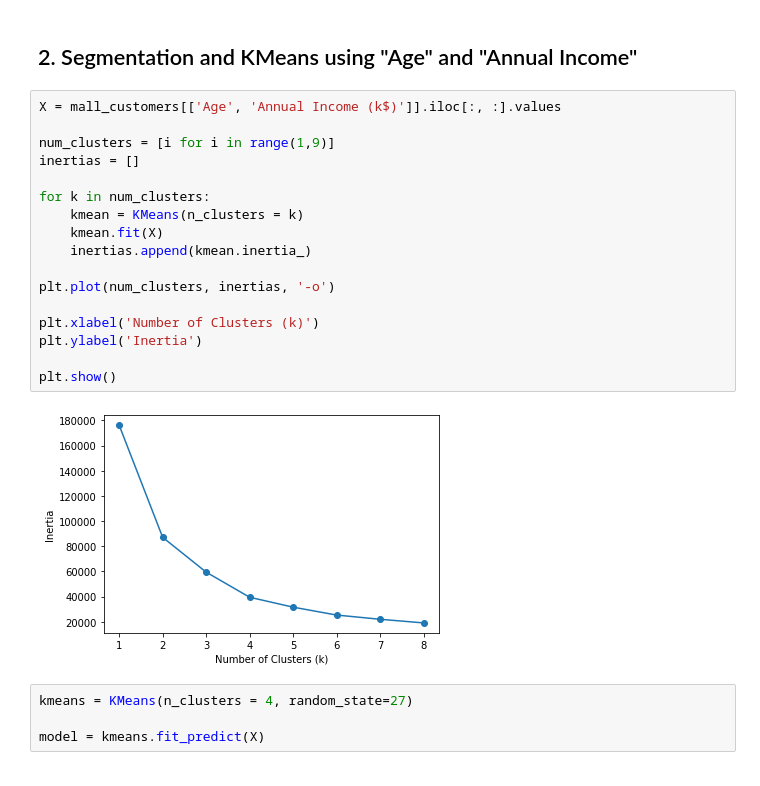
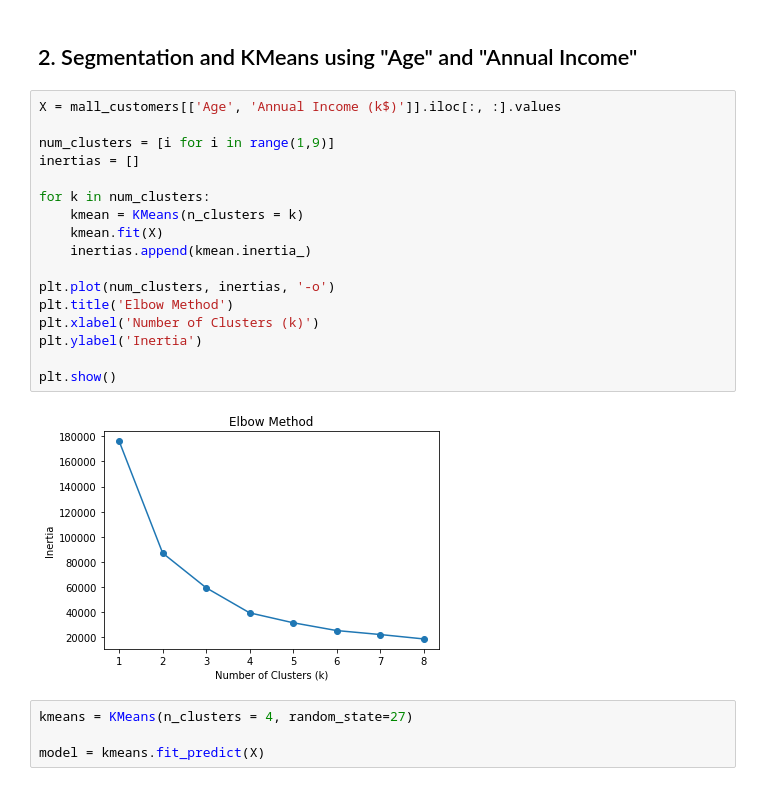
Before and after one commit to joeyc13/Mall-Customer-Clustering, a Jupyter notebook: mall_customers.ipynb, the cells around one changed output. Drawn from its saved outputs; the diff is of its cells as text.

```diff
--- a/mall_customers.ipynb
+++ b/mall_customers.ipynb
@@ -99,22 +115,22 @@ Text(0, 0.5, 'Spending Score (1-100)')
 # %%
 X = mall_customers[['Age', 'Annual Income (k$)']].iloc[:, :].values
 
 num_clusters = [i for i in range(1,9)]
 inertias = []
 
 for k in num_clusters:
     kmean = KMeans(n_clusters = k)
     kmean.fit(X)
     inertias.append(kmean.inertia_)
 
 plt.plot(num_clusters, inertias, '-o')
-
+plt.title('Elbow Method')
 plt.xlabel('Number of Clusters (k)')
 plt.ylabel('Inertia')
 
 plt.show()
 # %% [output]
-[figure, old version]
+[figure, new version]
 # %%
 kmeans = KMeans(n_clusters = 4, random_state=27)
 
```
Also changed, not shown: parts of 10 cells of this notebook.
